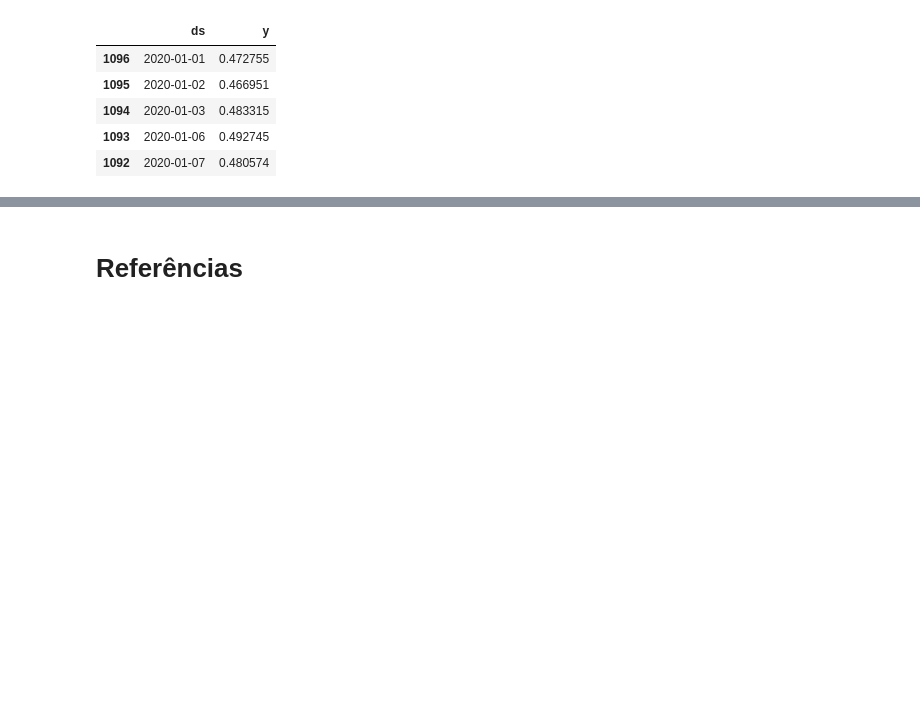
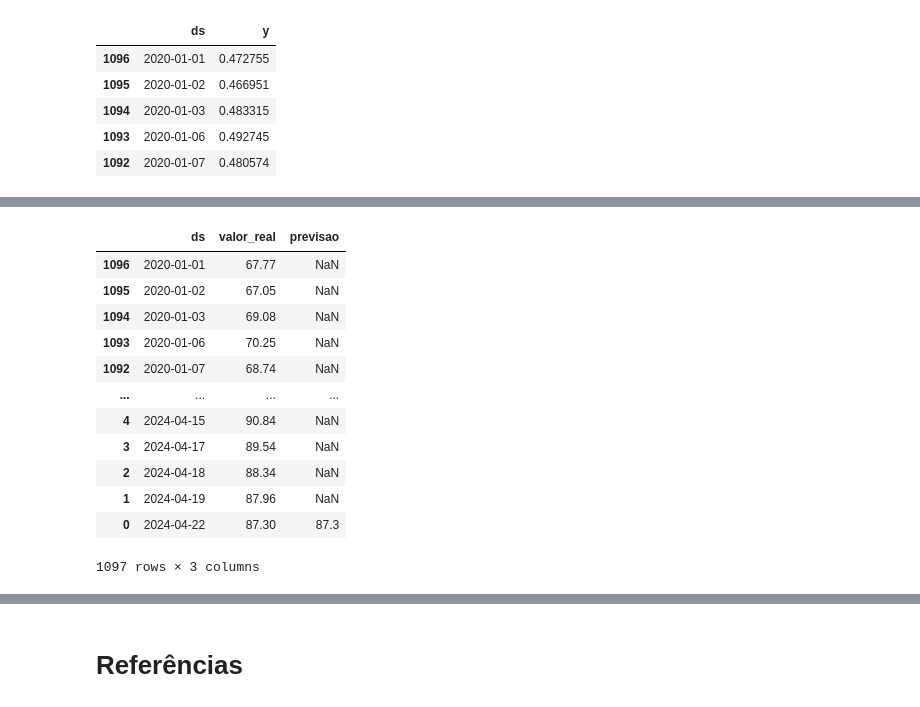
Before and after one commit to dhachcar/postech-tech-challenge-4, a Jupyter notebook: TechChallenge_4.ipynb, the cells around one changed output, grey strips where cells are left out. Cells and saved outputs as stored; diff of their text form; code cells hidden in the pictures; blank space fills up the shorter version.

```diff
--- a/TechChallenge_4.ipynb
+++ b/TechChallenge_4.ipynb
@@ -714,0 +812,25 @@ RMSE: 0.00283836
+# %%
+scaler = pipeline.named_steps['min_max_scaler'].scaler
+# %%
+df = pd.DataFrame(df_ml)
+df_past = df[['ds', 'y']]
+df_past.rename(columns={'y': 'valor_real'}, inplace=True)
+df_past['ds'] = pd.to_datetime(df_past['ds'])
+df_past['valor_real'] = scaler.inverse_transform(df_past['valor_real'].values.reshape(-1, 1))
+df_past['previsao'] = np.nan
+df_past['previsao'].iloc[-1] = df_past['valor_real'].iloc[-1]
+df_past
+# %% [output]
+|  | ds | valor_real | previsao |
+| 1096 | 2020-01-01 | 67.77 | NaN |
+| 1095 | 2020-01-02 | 67.05 | NaN |
+| 1094 | 2020-01-03 | 69.08 | NaN |
+| 1093 | 2020-01-06 | 70.25 | NaN |
+| 1092 | 2020-01-07 | 68.74 | NaN |
+| ... | ... | ... | ... |
+| 4 | 2024-04-15 | 90.84 | NaN |
+| 3 | 2024-04-17 | 89.54 | NaN |
+| 2 | 2024-04-18 | 88.34 | NaN |
+| 1 | 2024-04-19 | 87.96 | NaN |
+| 0 | 2024-04-22 | 87.30 | 87.3 |
+1097 rows × 3 columns
```
Also changed, not shown: parts of 24 cells of this notebook.
